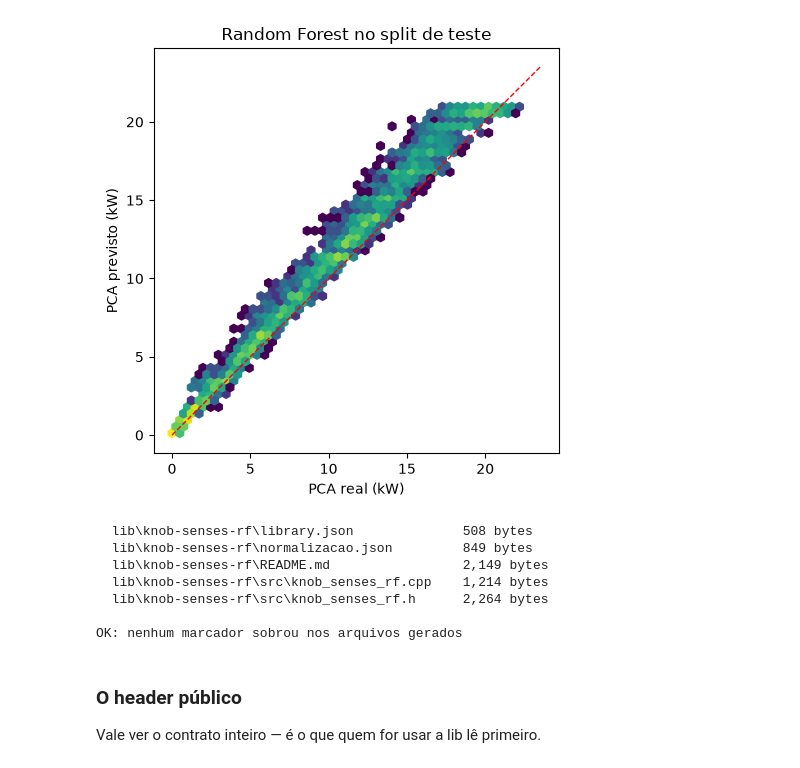
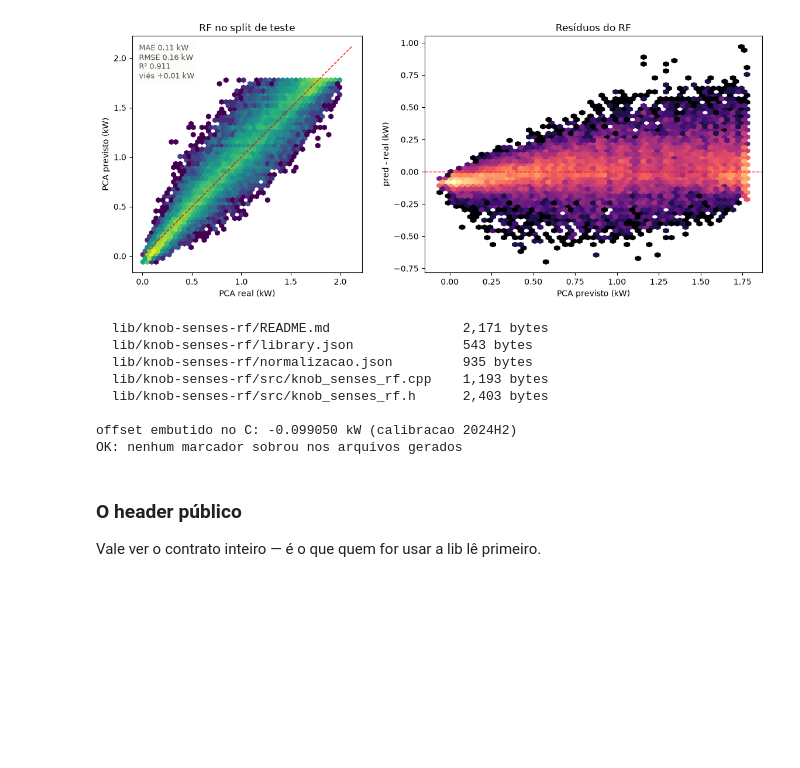
Before and after one commit to commonProgrammerr/knob-senses, a Jupyter notebook: utils/treino_random_forest.ipynb, the cells around one changed output. Drawn from its saved outputs; the diff is of its cells as text; code cells hidden in the pictures; blank space fills up the shorter version.

Commit message:
refactor(rf): retrain with calibration and physical clip

```diff
--- a/utils/treino_random_forest.ipynb
+++ b/utils/treino_random_forest.ipynb
@@ -49,16 +51,20 @@ entrega : lib\knob-senses-rf
 # %%
 treino = data.load_split("train")
-valid = data.load_split("validation")
+calibracao = data.load_split("calibration")
 teste = data.load_split("test")
 
 # Sanidade: o csv precisa estar em GRANDEZA FISICA. Se alguem voltar a normalizar no
 # prep, estes limites quebram AQUI - e nao em campo, com o firmware normalizando duas
 # vezes e a previsao colapsando num valor fixo. Foi o bug real, e custou uma sessao
 # inteira de depuracao.
-for nome, d in (("train", treino), ("validation", valid), ("test", teste)):
+for nome, d in (("train", treino), ("calibration", calibracao), ("test", teste)):
     data.check_physical_scale(nome, d)
 
 print("OK: os tres csv estao em grandeza fisica (brutos)")
+print()
+for nome, d in (("train", treino), ("calibration", calibracao), ("test", teste)):
+    print(f"  {nome:12} {len(d):6} linhas | "
+          f"{d.datetime.min().date()} .. {d.datetime.max().date()}")
 print()
 print(f"{'feature':22} {'min':>9} {'max':>9} {'media treino':>14} {'desvio treino':>14}")
 for c in FEATURES:
@@ -120,14 +130,16 @@ media do treino      MAE 5.1434 kW | RMSE 5.9810 kW | R2 -0.0001 | vies +0.0634
 print(f"{'config':>18} {'nos':>8} {'prof':>5} {'KB (est.)':>10} {'MAE':>8} {'R2':>8} {'s':>5}")
 print("-" * 72)
 
-varredura = rf.sweep(X_tre, y_tre, X_tes, y_tes)
+# A varredura avalia na CALIBRACAO (2024H2), nunca no teste. Escolher o tamanho
+# pelo teste transformaria a metrica final em treino disfarcado.
+varredura = rf.sweep(X_tre, y_tre, X_cal, y_cal)
 for r_ in varredura.itertuples():
     print(f"{f'{r_.arvores}arv folha={r_.folha}':>18} {r_.nos:8} {r_.prof:5} {r_.kb:10.1f} "
           f"{r_.mae:8.4f} {r_.r2:8.4f} {r_.s:5.1f}")
 
 top2 = varredura.nlargest(2, "r2")
 melhor = top2.loc[top2.s.idxmin()]
-print(f"melhor (entre os 2 maiores R2, menor tempo): "
+print(f"melhor na calibracao (entre os 2 maiores R2, menor tempo): "
       f"{melhor.arvores:.0f} arvores, folha={melhor.folha:.0f} "
       f"(R2={melhor.r2:.4f}, MAE={melhor.mae:.4f}, s={melhor.s:.1f}) "
       f"com {melhor.kb:.0f} KB estimados")
@@ -156,8 +168,18 @@ rf_modelo = RandomForestRegressor(
 
 print(f"treino: {time.perf_counter() - t0:.1f} s")
 
-pred_rf = rf_modelo.predict(X_tes)
+# Calibracao do vies: offset = media(real - previsto) na janela de calibracao
+# (2024H2). O modelo foi treinado ate' 2024H1 e 2024H2 ja' mostra a queda de
+# eficiencia; medir no teste seria usar o futuro para corrigir o futuro.
+pred_cal = rf_modelo.predict(X_cal)
+OFFSET_CALIBRACAO = float(np.mean(y_cal - pred_cal))
+
+# A previsao entregue e' sempre a calibrada.
+pred_rf = rf_modelo.predict(X_tes) + OFFSET_CALIBRACAO
+
 resultados.append(evaluate("random forest", y_tes, pred_rf))
+
+print(f"\noffset de calibracao (2024H2): {OFFSET_CALIBRACAO:+.4f} kW")
 
 n_nos = rf.count_nodes(rf_modelo)
 print(f"\n{n_nos} nos em {rf_modelo.n_estimators} arvores "
@@ -183,23 +207,41 @@ ghit                    0.996
 # %%
-fig, eixo = plt.subplots(figsize=(6.5, 5))
-plots.hexbin_real_vs_pred(eixo, y_tes, pred_rf, "Random Forest no split de teste")
+fig, ax = plt.subplots(figsize=(12, 5), ncols=2)
+
+
+plots.hexbin_real_vs_pred(ax[0], y_tes, pred_rf, "RF no split de teste")
+plots.hexbin_residuo(ax[1], y_tes, pred_rf, "Resíduos do RF")
+ax[1].set_ylabel("pred - real (kW)")
+
+texto = chr(10).join([
+    f"MAE {resultados[1]['MAE (kW)']:.2f} kW",
+    f"RMSE {resultados[1]['RMSE (kW)']:.2f} kW",
+    f"R² {resultados[1]['R2']:.3f}",
+    f"viés {resultados[1]['vies (kW)']:+.2f} kW",
+])
+ax[0].text(0.03, 0.97, texto, transform=ax[0].transAxes, va="top",
+              color=plots.TINTA_2, fontsize=9, bbox=plots.HALO)
+fig.tight_layout()
+
 plt.tight_layout()
 plt.show()
 # %% [output]
-[figure, old version]
+[figure, new version]
 # %%
 escritos = rf.generate_c_lib(rf_modelo, MEDIA, DESVIO,
-                     resultados[1]["MAE (kW)"], resultados[1]["R2"])
+                     resultados[1]["MAE (kW)"], resultados[1]["R2"],
+                     offset=OFFSET_CALIBRACAO)
 for caminho in sorted(escritos):
     print(f"  {caminho.relative_to(RAIZ)!s:44} {escritos[caminho]:,} bytes")
-print("\nOK: nenhum marcador sobrou nos arquivos gerados")
+print(f"\noffset embutido no C: {OFFSET_CALIBRACAO:+.6f} kW (calibracao 2024H2)")
+print("OK: nenhum marcador sobrou nos arquivos gerados")
 # %% [output]
-  lib\knob-senses-rf\library.json              508 bytes
-  lib\knob-senses-rf\normalizacao.json         849 bytes
-  lib\knob-senses-rf\README.md                 2,149 bytes
-  lib\knob-senses-rf\src\knob_senses_rf.cpp    1,214 bytes
-  lib\knob-senses-rf\src\knob_senses_rf.h      2,264 bytes
+  lib/knob-senses-rf/README.md                 2,171 bytes
+  lib/knob-senses-rf/library.json              543 bytes
+  lib/knob-senses-rf/normalizacao.json         935 bytes
+  lib/knob-senses-rf/src/knob_senses_rf.cpp    1,193 bytes
+  lib/knob-senses-rf/src/knob_senses_rf.h      2,403 bytes
 
+offset embutido no C: -0.099050 kW (calibracao 2024H2)
 OK: nenhum marcador sobrou nos arquivos gerados
 # %% [markdown]
 ### O header público
```
Also changed, not shown: parts of 13 cells of this notebook, 7 other files.
